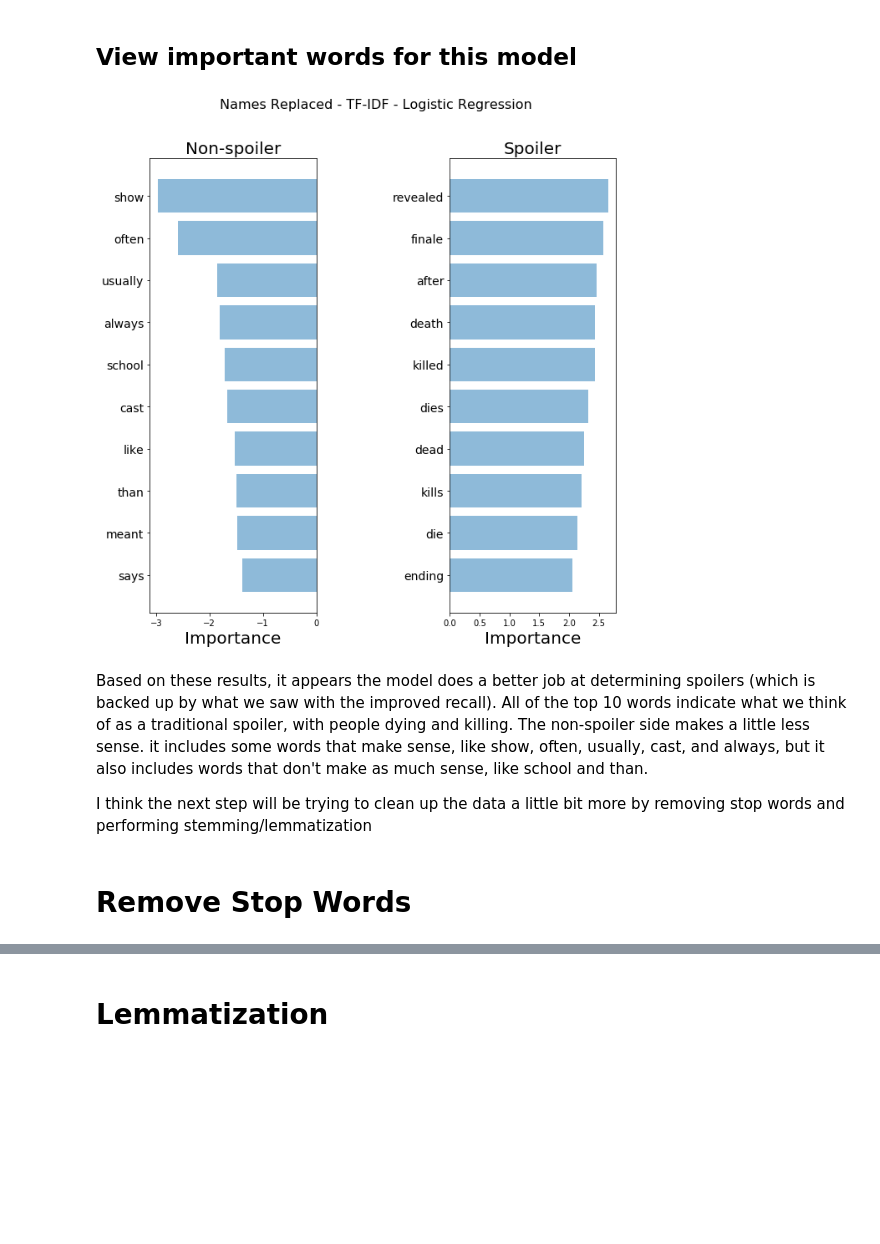
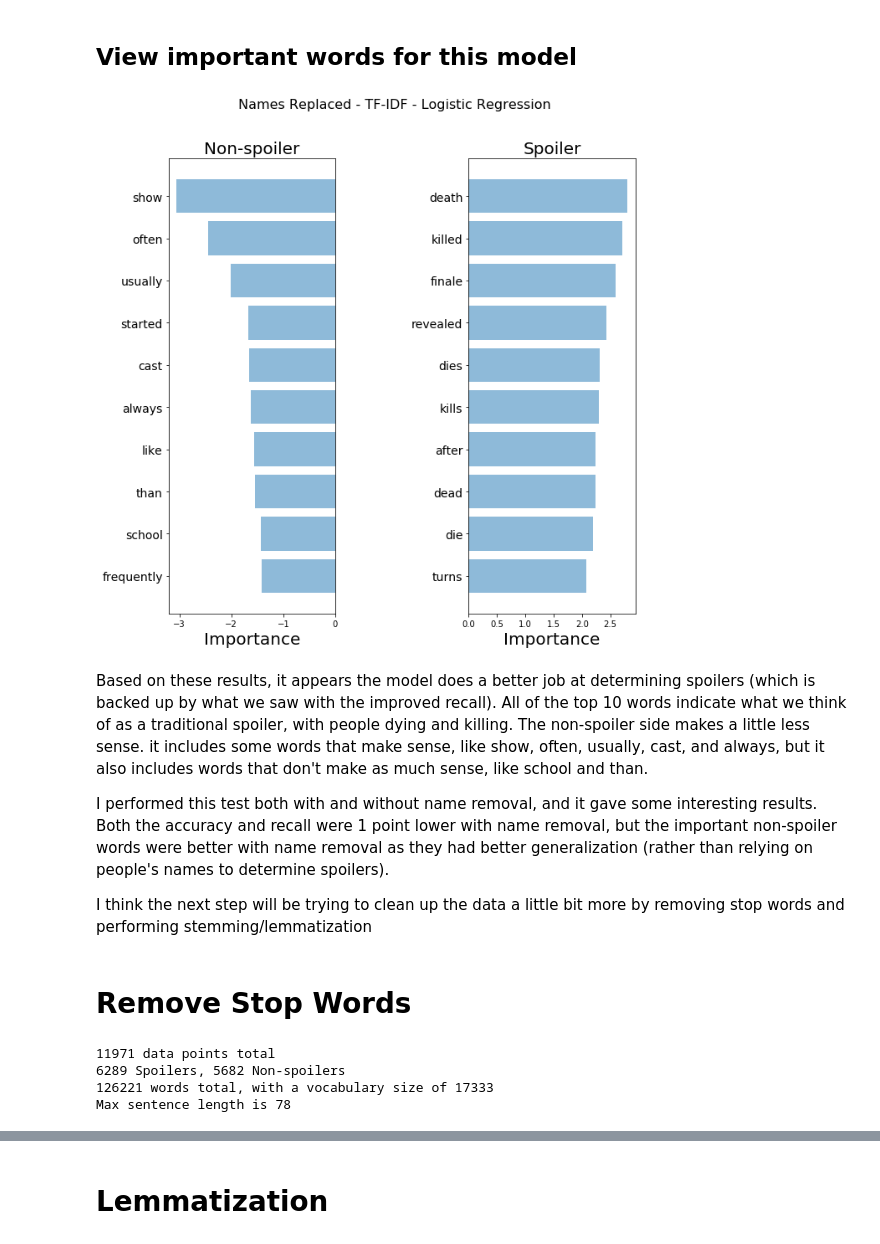
Before and after one commit to ryansmick/victor, a Jupyter notebook: model_selection.ipynb, the cells around one changed output, grey strips where cells are left out. Drawn from its saved outputs; the diff is of its cells as text; code cells hidden in the pictures; blank space fills up the shorter version.

```diff
--- a/model_selection.ipynb
+++ b/model_selection.ipynb
@@ -412,11 +448,2 @@ data = tokenize(output_file_name)
 # %% [markdown]
 ## Perform more inspection on the data
-# %%
-all_words = [word for sequence in data for word in sequence[0]]
-num_spoilers = len(list(filter(lambda x: x[1] == 1, data)))
-VOCAB = sorted(list(set(all_words)))
-sentence_lengths = [len(sequence[0]) for sequence in data]
-print("%s data points total" % (len(data)))
-print("{} Spoilers, {} Non-spoilers".format(num_spoilers, len(data) - num_spoilers))
-print("%s words total, with a vocabulary size of %s" % (len(all_words), len(VOCAB)))
-print("Max sentence length is %s" % max(sentence_lengths))
@@ -452,6 +481,6 @@ plt.show()
 Based on this graph, removing the names may very well have been a step backwards. Let's fit a classifier to find out.
 # %%
 model = LogisticRegression()
-accuracy, precision, recall, true_labels, pred_labels = validate(model, features, classes)
+accuracy, precision, recall, true_labels, pred_labels, coefs = validate(model, features, classes)
 print("accuracy = {}, precision = {}, recall = {}".format(round(accuracy, 3), round(precision, 3), round(recall, 3)))
 # %% [output]
@@ -504,4 +532,32 @@ def tfidf(data):
     classes = [x[1] for x in data]
 
     return (tfidf_vectorizer.fit_transform(documents), np.asarray(classes))
+# %%
+import codecs
+input_file_name = "data/train.balanced.csv"
+input_file = codecs.open(input_file_name, "r",encoding='utf-8', errors='replace')
+
+data = []
+for line in input_file:
+    split_line = split_from_back(line, ',', 4)
+    data.append(split_line[:2])
+
+remove_names_from_list(data, 0)
+
+new_data = []
+for index, row in enumerate(data):
+    try:
+        remove_links(row, 0)
+        remove_mentions(row, 0)
+        remove_non_standard_characters(row, 0)
+        replace_at(row, 0)
+        replace_and(row, 0)
+        remove_punctuation(row, 0)
+        to_lowercase(row, 0)
+        boolean_to_nums(row, 1)
+        new_data.append(row)
+    except:
+        continue
+input_file.close()
+data = new_data
 # %%
@@ -515,5 +571,5 @@ plt.show()
 # %%
 model = LogisticRegression()
-accuracy, precision, recall, true_labels, pred_labels = validate(model, features, classes)
+accuracy, precision, recall, true_labels, pred_labels, coefs = validate(model, features, classes)
 print("accuracy = {}, precision = {}, recall = {}".format(round(accuracy, 3), round(precision, 3), round(recall, 3)))
 # %% [output]
@@ -530,31 +586,32 @@ Slight boost in accuracy over past model and fairly large jump in recall. This i
 # %%
 index_to_word = {v:k for k,v in tfidf_vectorizer.vocabulary_.items()}
 
-coefs = model.coef_[0]
 pairs = []
 for index, coef in enumerate(coefs):
     pairs.append((coef, (index, coef)))
 
 largest = find_top_n_values(pairs, largest=True)
 smallest = find_top_n_values(pairs, largest=False)
 
 largest_scores = []
 largest_words = []
 smallest_scores = []
 smallest_words = []
 for elem in largest:
     largest_scores.append(elem[1])
     largest_words.append(index_to_word[elem[0]])
 for elem in smallest:
     smallest_scores.append(elem[1])
     smallest_words.append(index_to_word[elem[0]])
 
 plot_important_words(largest_scores, largest_words, smallest_scores, smallest_words, "Names Replaced - TF-IDF - Logistic Regression")
 # %% [output]
-[figure, old version]
+[figure, new version]
 # %% [markdown]
 Based on these results, it appears the model does a better job at determining spoilers (which is backed up by what we saw with the improved recall). All of the top 10 words indicate what we think of as a traditional spoiler, with people dying and killing. The non-spoiler side makes a little less sense. it includes some words that make sense, like show, often, usually, cast, and always, but it also includes words that don't make as much sense, like school and than.
 
+I performed this test both with and without name removal, and it gave some interesting results. Both the accuracy and recall were 1 point lower with name removal, but the important non-spoiler words were better with name removal as they had better generalization (rather than relying on people's names to determine spoilers).
+
 I think the next step will be trying to clean up the data a little bit more by removing stop words and performing stemming/lemmatization
 # %% [markdown]
 # Remove Stop Words
@@ -577,4 +664,11 @@ for row in data:
 features, classes = tfidf(data)
+# %%
+inspect_data(data)
+# %% [output]
+11971 data points total
+6289 Spoilers, 5682 Non-spoilers
+126221 words total, with a vocabulary size of 17333
+Max sentence length is 78
 # %%
 plot_LSA(features, classes)
 plt.show()
```
Also changed, not shown: parts of 49 cells of this notebook.
